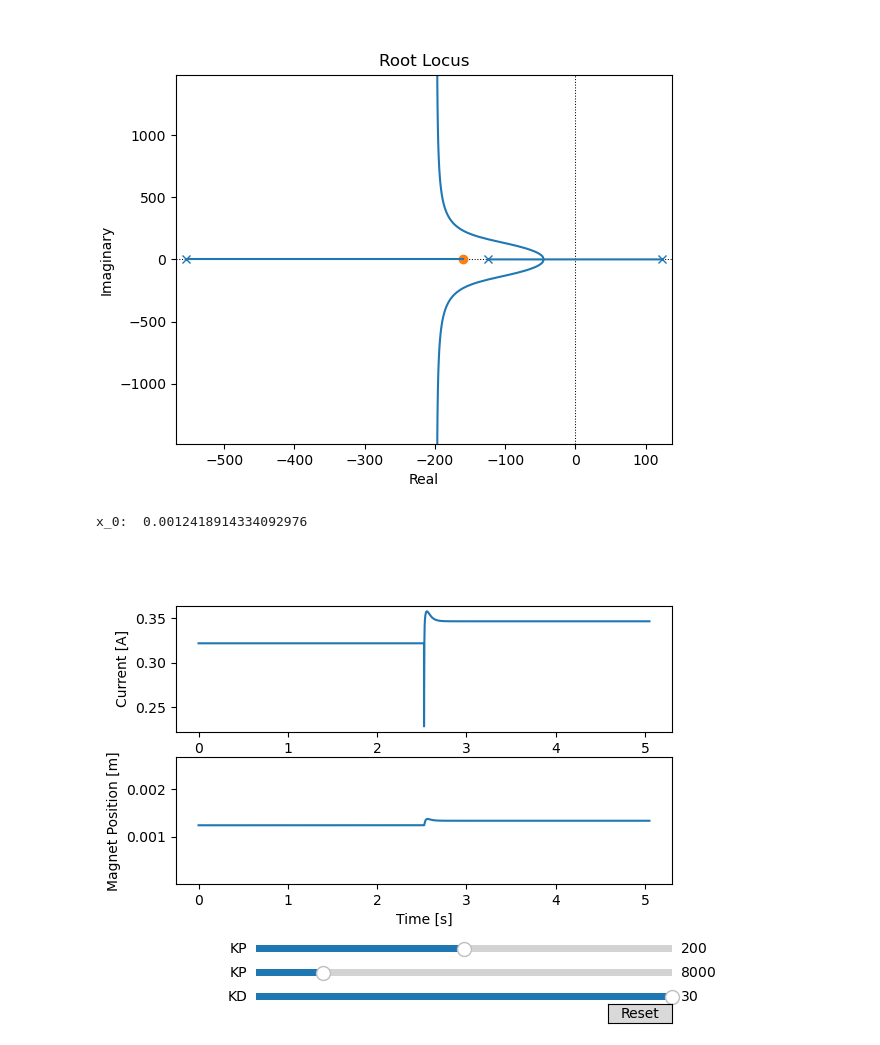
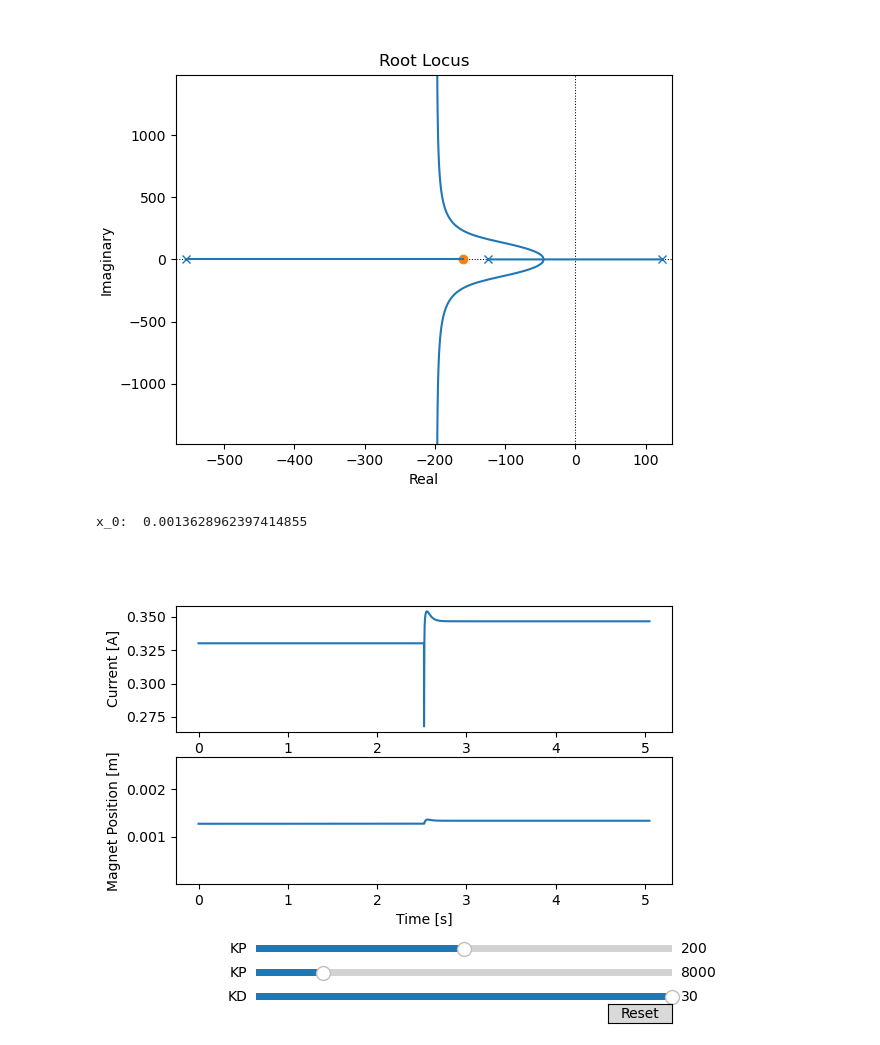
Before and after one commit to krish-suresh/controls-final, a Jupyter notebook: sim_nonlinear_nb.ipynb, the cells around one changed output. Drawn from its saved outputs; the diff is of its cells as text; code cells hidden in the pictures.

```diff
--- a/sim_nonlinear_nb.ipynb
+++ b/sim_nonlinear_nb.ipynb
@@ -76,6 +76,10 @@ plt.show()
 # %%
 print("x_0: ", x_0)
 
+pwm_setpoint = 200.0
+v_0 = pwm_setpoint/255.0 * 12.0
+i_0 = v_0/R  # amps
+x_0 = i_0/np.sqrt(m*g/K_E)
 
 def simulate(K_P, K_D, sigma=0.0000001, pwm_setpoint = 210.0):
     global x_0, i_0, v_0
@@ -155,32 +159,32 @@ kd_slider = Slider(
     valmin=0,
     valmax=30,
     valinit=K_D,
     valstep=0.5,
 )
 
 
 def update(val):
     i, x = simulate(kp_slider.val, kd_slider.val, sigma=0.0, pwm_setpoint=pwm_slider.val)
     line_i.set_ydata(i)
     line_x.set_ydata(x)
     fig.canvas.draw_idle()
 
 
 axs[1].set_ylim(MIN_DIST, x_0 * 2)
 pwm_slider.on_changed(update)
 kp_slider.on_changed(update)
 kd_slider.on_changed(update)
 resetax = fig.add_axes([0.8, 0.01, 0.1, 0.04])
 button = Button(resetax, "Reset", hovercolor="0.975")
 
 
 def reset(event):
     kp_slider.set_val(K_P)
     kd_slider.set_val(K_D)
 
 
 button.on_clicked(reset)
 plt.show()
 # %% [output]
-x_0:  0.0012418914334092976
+x_0:  0.0013628962397414855
-[figure, old version]
+[figure, new version]
```
Also changed, not shown: 5 other files.
